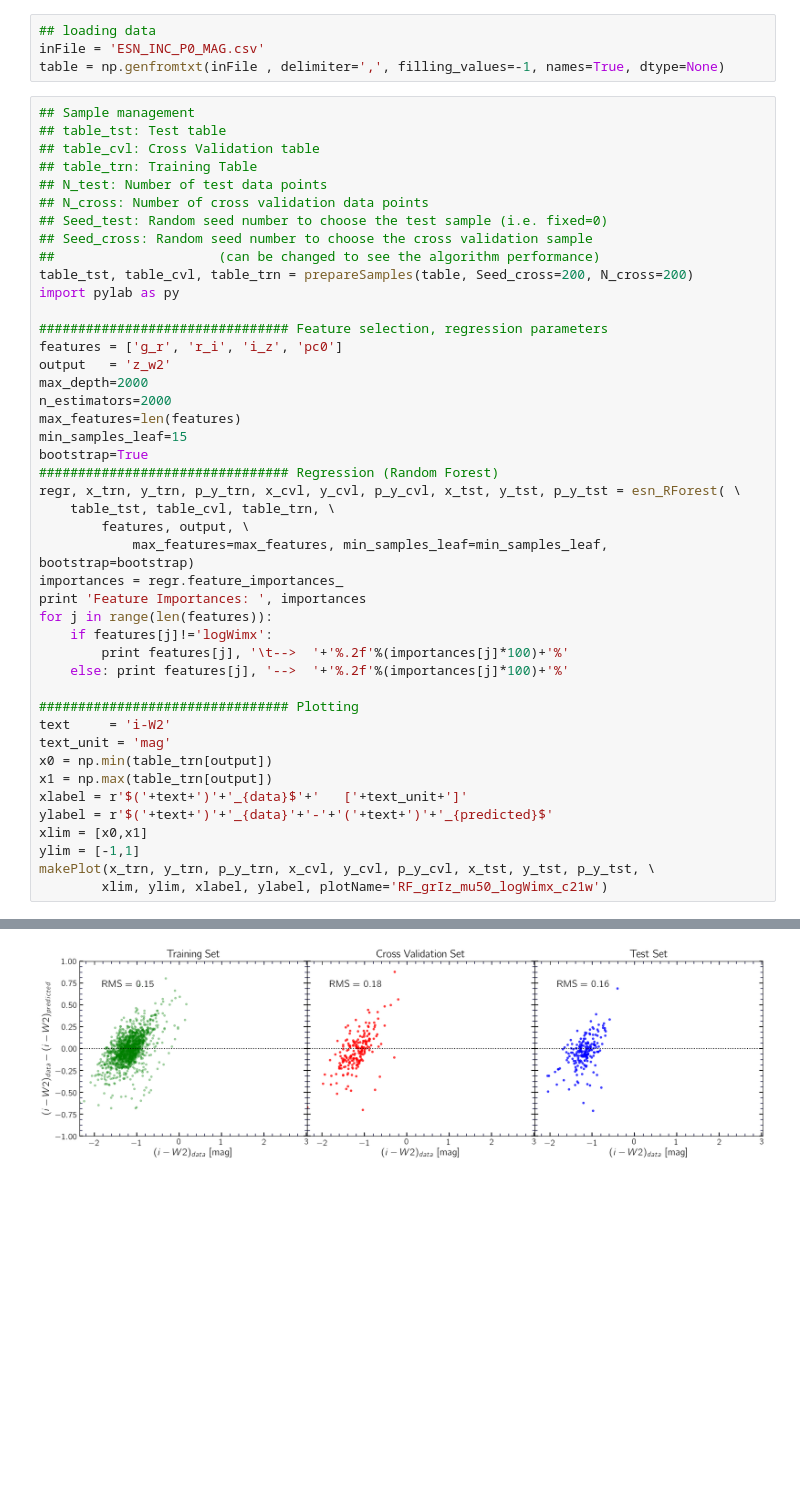
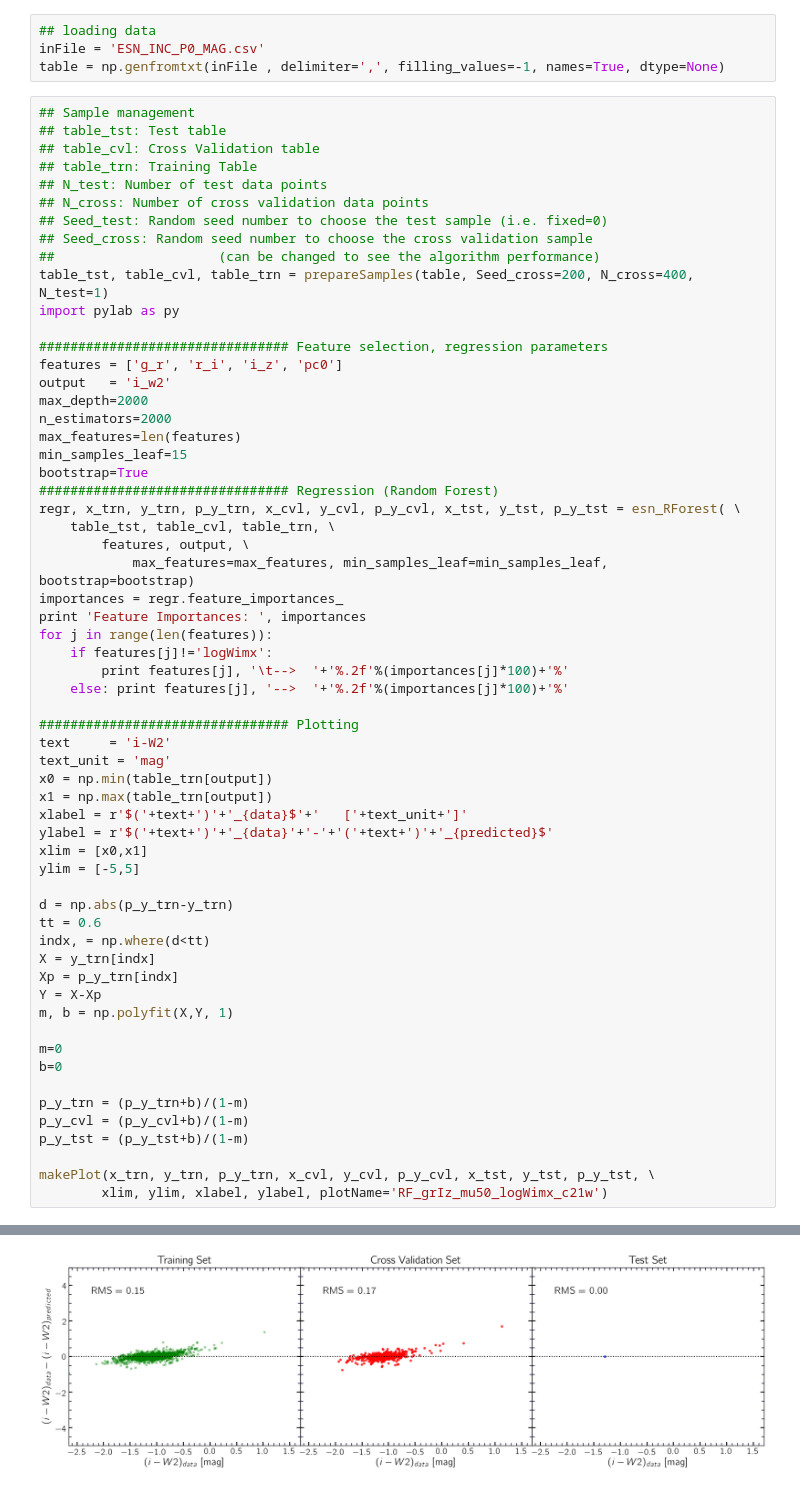
Before and after one commit to ekourkchi/reddening, a Jupyter notebook: playing_with_Random_Forest.ipynb, the cells around one changed output, grey strips where cells are left out. Drawn from its saved outputs; the diff is of its cells as text; blank space fills up the shorter version.

```diff
--- a/playing_with_Random_Forest.ipynb
+++ b/playing_with_Random_Forest.ipynb
@@ -142,12 +142,12 @@ table = np.genfromtxt(inFile , delimiter=',', filling_values=-1, names=True, dty
 ## Seed_test: Random seed number to choose the test sample (i.e. fixed=0)
 ## Seed_cross: Random seed number to choose the cross validation sample
 ##                     (can be changed to see the algorithm performance)
-table_tst, table_cvl, table_trn = prepareSamples(table, Seed_cross=200, N_cross=200)
+table_tst, table_cvl, table_trn = prepareSamples(table, Seed_cross=200, N_cross=400, N_test=1)
 import pylab as py
 
 ################################ Feature selection, regression parameters
 features = ['g_r', 'r_i', 'i_z', 'pc0']
-output   = 'z_w2'
+output   = 'i_w2'
 max_depth=2000
 n_estimators=2000
 max_features=len(features)
@@ -173,7 +173,23 @@ x1 = np.max(table_trn[output])
 xlabel = r'$('+text+')'+'_{data}$'+'   ['+text_unit+']'
 ylabel = r'$('+text+')'+'_{data}'+'-'+'('+text+')'+'_{predicted}$'
 xlim = [x0,x1]
-ylim = [-1,1]
+ylim = [-5,5]
+
+d = np.abs(p_y_trn-y_trn)
+tt = 0.6
+indx, = np.where(d<tt)
+X = y_trn[indx]
+Xp = p_y_trn[indx]
+Y = X-Xp
+m, b = np.polyfit(X,Y, 1)
+
+m=0
+b=0
+
+p_y_trn = (p_y_trn+b)/(1-m)
+p_y_cvl = (p_y_cvl+b)/(1-m)
+p_y_tst = (p_y_tst+b)/(1-m)
+
 makePlot(x_trn, y_trn, p_y_trn, x_cvl, y_cvl, p_y_cvl, x_tst, y_tst, p_y_tst, \
         xlim, ylim, xlabel, ylabel, plotName='RF_grIz_mu50_logWimx_c21w')
 # %% [output]
@@ -185 +201 @@ pc0     -->  88.08%
-[figure, old version]
+[figure, new version]
```
Also changed, not shown: parts of 15 cells of this notebook, 2 other files.
